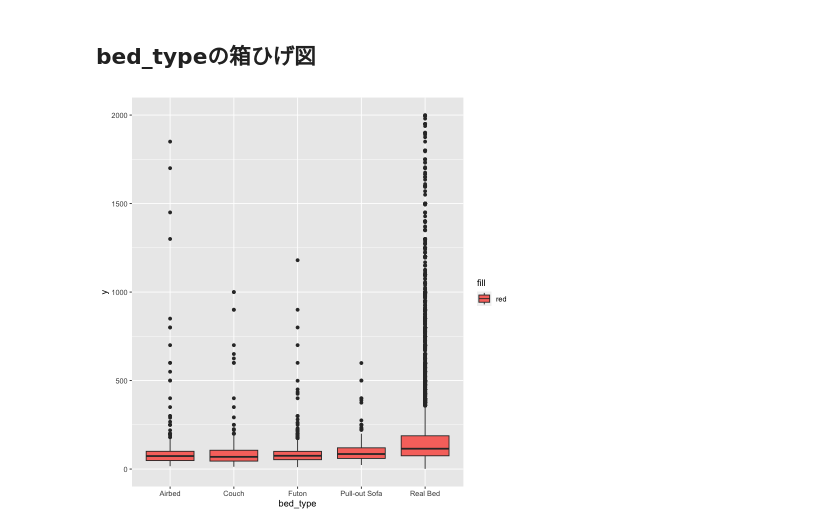
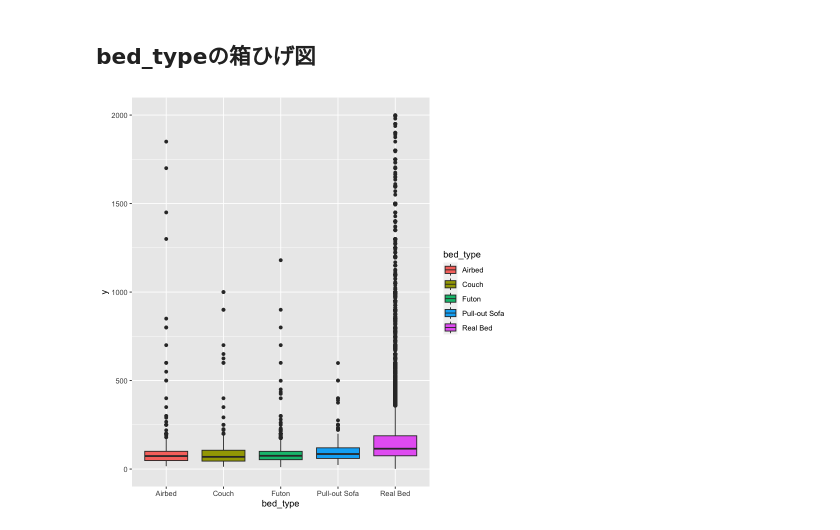
Before and after one commit to wang-zhijun/learn-statistics, a Jupyter notebook: 01_民泊サービスの宿泊価格予測.ipynb, the cells around one changed output. Drawn from its saved outputs; the diff is of its cells as text; code cells hidden in the pictures.

```diff
--- a/01_民泊サービスの宿泊価格予測.ipynb
+++ b/01_民泊サービスの宿泊価格予測.ipynb
@@ -165,7 +165,7 @@ Warning message:
 # %%
 library(ggplot2)
 
-g <- ggplot(private_rooms)+geom_boxplot(aes(x=bed_type,y= y,fill="red"))
+g <- ggplot(private_rooms)+geom_boxplot(aes(x=bed_type,y= y,fill=bed_type))
 plot(g)
 # %% [output]
-[figure, old version]
+[figure, new version]
```
